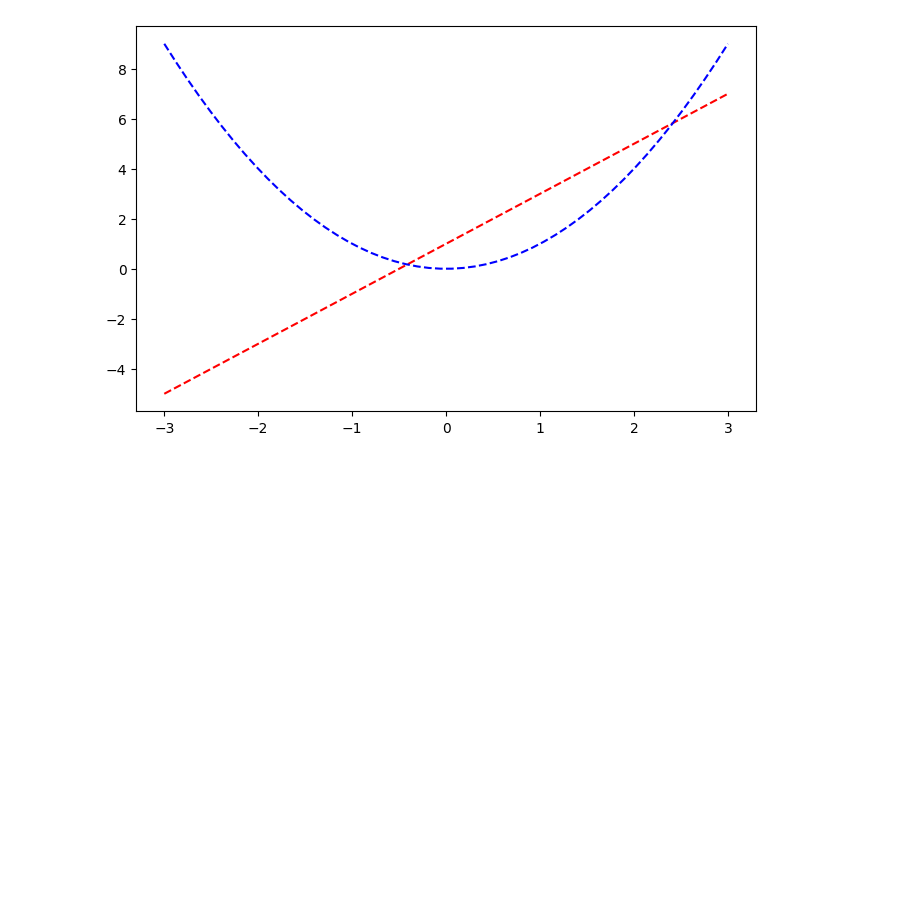
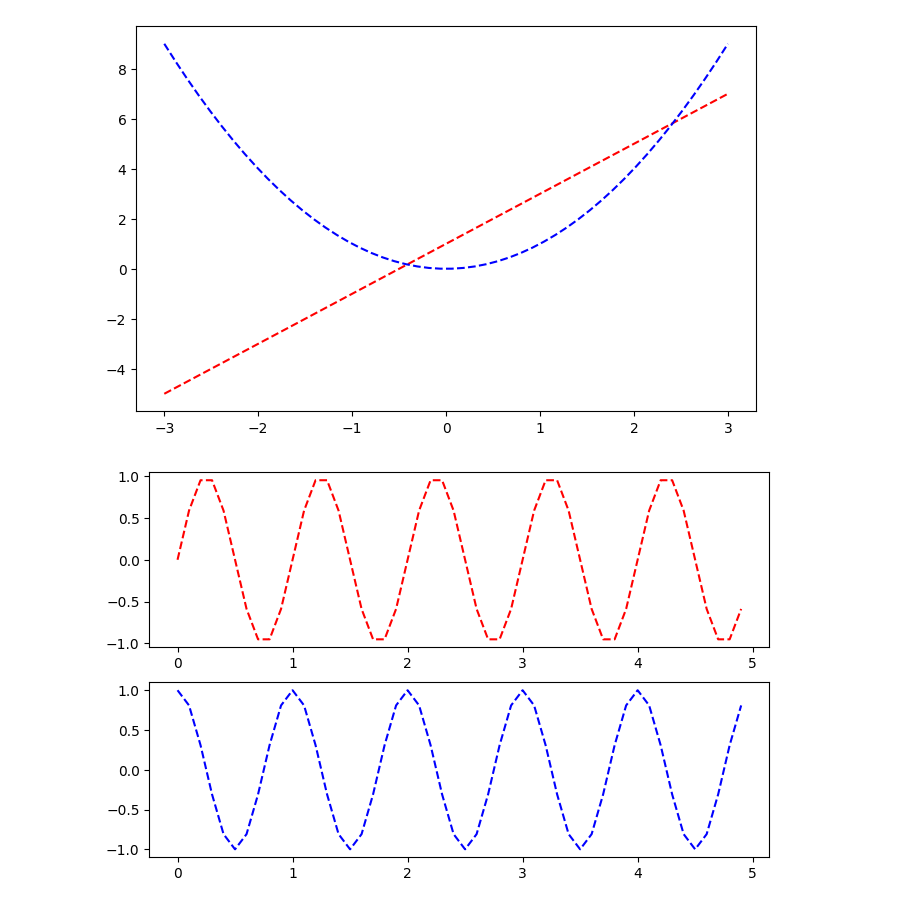
Before and after one commit to Bebe1125/_2023_07_23_sunday_, a Jupyter notebook: lesson15_2.ipynb, the cells around one changed output. Saved outputs shown, nothing was run; the diff lists cells and outputs as text; code cells hidden in the pictures; blank space fills up the shorter version.

```diff
--- a/lesson15_2.ipynb
+++ b/lesson15_2.ipynb
@@ -170,3 +170,16 @@ axes.plot(x,y2,'b--')
 plt.show()
 # %% [output]
 [figure]
+# %%
+t = np.arange(0,5,0.1)
+y1 = np.sin(2 * np.pi * t)
+y2 = np.cos(2 * np.pi * t)
+
+figure = plt.figure(figsize=(8,5))
+axes1 = figure.add_subplot(2,1,1)
+axes2 = figure.add_subplot(2,1,2)
+axes1.plot(t,y1,'r--')
+axes2.plot(t,y2,'b--')
+plt.show()
+# %% [output]
+[figure, added]
```
